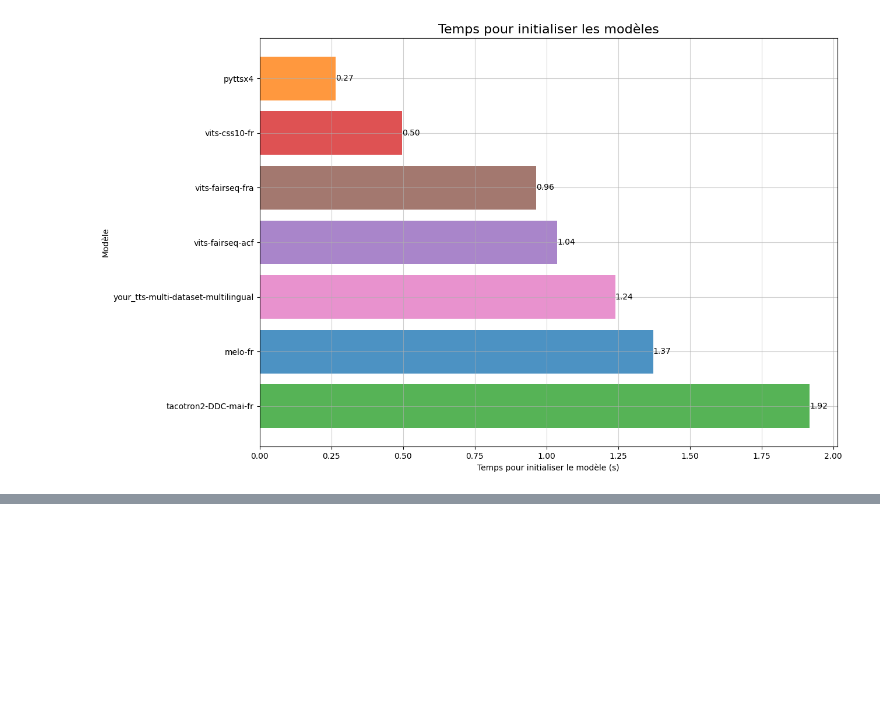
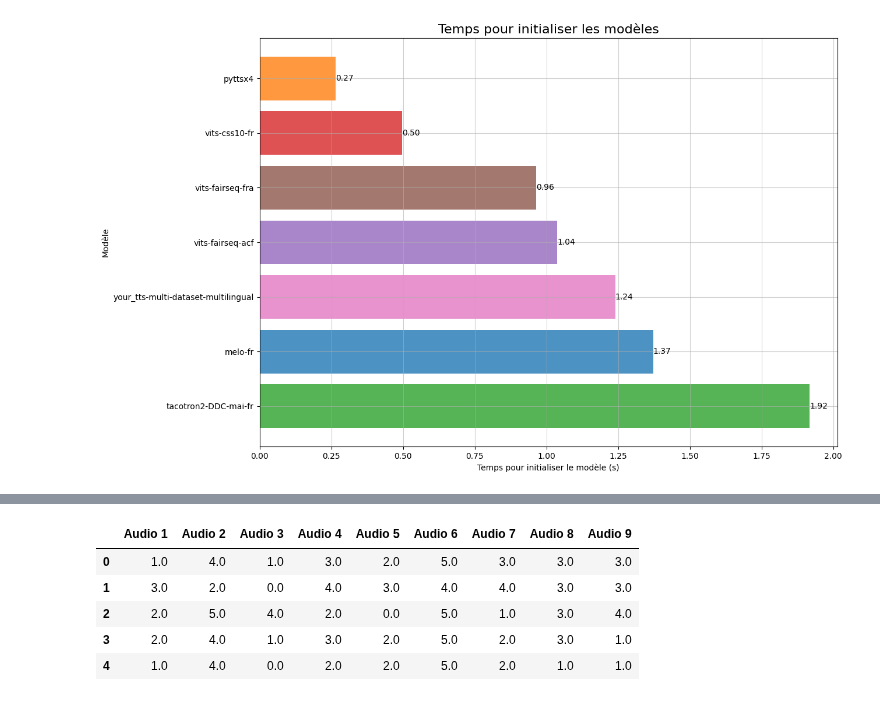
Before and after one commit to eliot-christon/robot-speech-to-speech, a Jupyter notebook: Tools/Evaluation/T3/eval.ipynb, the cells around one changed output, grey strips where cells are left out. Cells and saved outputs as stored; diff of their text form; code cells hidden in the pictures; blank space fills up the shorter version.

```diff
--- a/Tools/Evaluation/T3/eval.ipynb
+++ b/Tools/Evaluation/T3/eval.ipynb
@@ -597,0 +636,46 @@ plt.show()
+# %%
+audio_model_table = {
+    "Audio 1" : "melo-fr",
+    "Audio 2" : "xtts_v2-multi-dataset-multilingual",
+    "Audio 3" : "tacotron2-DDC-mai-fr",
+    "Audio 4" : "vits-css10-fr",
+    "Audio 5" : "vits-fairseq-fra",
+    "Audio 6" : "xtts_v2-multi-dataset-multilingual",
+    "Audio 7" : "pyttsx4",
+    "Audio 8" : "your_tts-multi-dataset-multilingual",
+    "Audio 9" : "your_tts-multi-dataset-multilingual",
+}
+
+# Note des audios sur 5 [Audio X] -> Audio X
+# transform formulaire df columns to match the audio_model_table keys
+
+
+def transform_column_name(col):
+    for key in audio_model_table:
+        if key in col:
+            return key
+    return col
+
+formulaire_df = input_formulaire_df.copy()
+
+formulaire_df.columns = [transform_column_name(col) for col in formulaire_df.columns]
+
+# drop columns not in table
+formulaire_df = formulaire_df[[col for col in formulaire_df.columns if col in audio_model_table]]
+
+# value "non écouté" to NaN
+formulaire_df = formulaire_df.replace('non écouté', np.nan)
+
+# as float for each column with Audio X
+for col in formulaire_df.columns:
+    if 'Audio' in col:
+        formulaire_df[col] = formulaire_df[col].astype(float)
+
+formulaire_df.head()
+# %% [output]
+|  | Audio 1 | Audio 2 | Audio 3 | Audio 4 | Audio 5 | Audio 6 | Audio 7 | Audio 8 | Audio 9 |
+| 0 | 1.0 | 4.0 | 1.0 | 3.0 | 2.0 | 5.0 | 3.0 | 3.0 | 3.0 |
+| 1 | 3.0 | 2.0 | 0.0 | 4.0 | 3.0 | 4.0 | 4.0 | 3.0 | 3.0 |
+| 2 | 2.0 | 5.0 | 4.0 | 2.0 | 0.0 | 5.0 | 1.0 | 3.0 | 4.0 |
+| 3 | 2.0 | 4.0 | 1.0 | 3.0 | 2.0 | 5.0 | 2.0 | 3.0 | 1.0 |
+| 4 | 1.0 | 4.0 | 0.0 | 2.0 | 2.0 | 5.0 | 2.0 | 1.0 | 1.0 |
```
Also changed, not shown: parts of 6 cells of this notebook, 2 other files.
